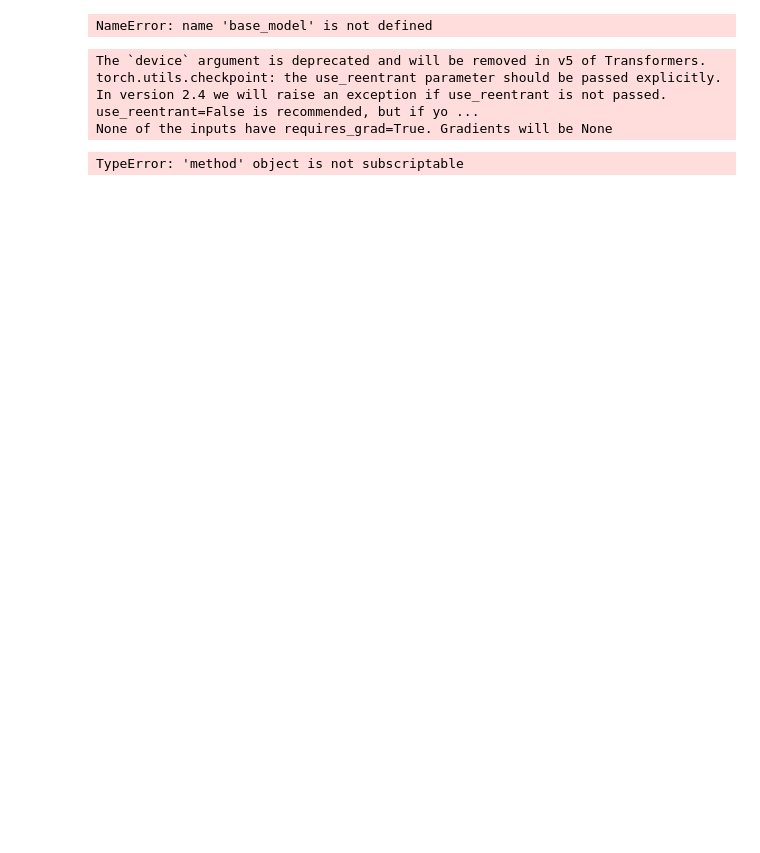
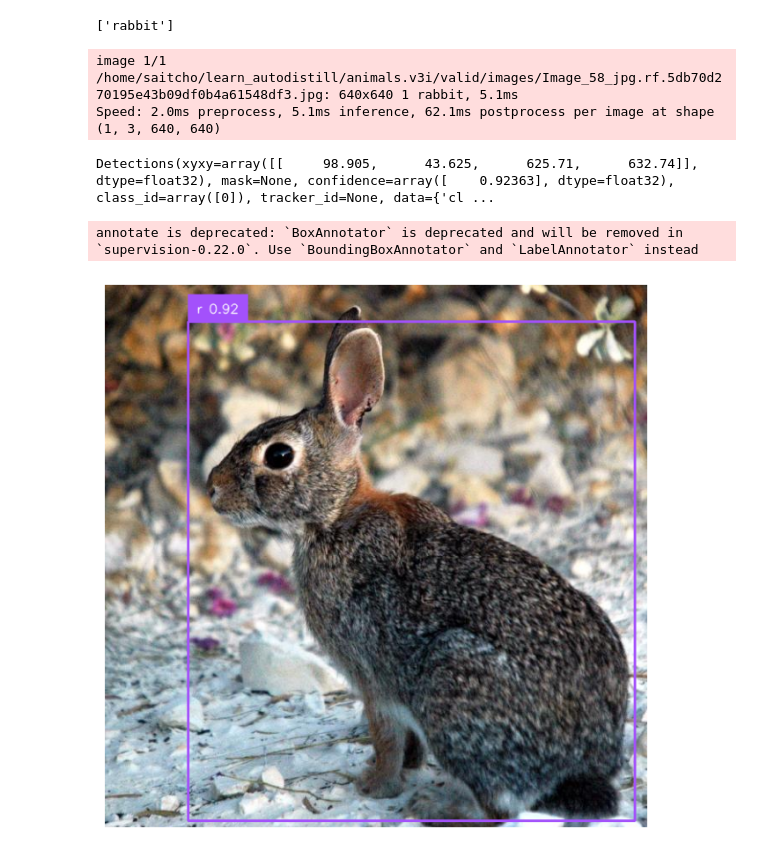
Before and after one commit to dkirby-ms/learn_autodistill, a Jupyter notebook: learn.ipynb, the cells around one changed output. Cells and saved outputs as stored; diff of their text form; code cells hidden in the pictures; blank space fills up the shorter version.

```diff
--- a/learn.ipynb
+++ b/learn.ipynb
@@ -17,9 +37,7 @@ final text_encoder_type: bert-base-uncased
 # %%
 
-# label all images in a folder called `context_images`
+# label all images in a folder called `context_images` using GroundingSAM
 base_model.label(
   input_folder="./images",
-  output_folder="./trained_dataset"
+  output_folder="./labeled_data"
 )
-# %% [output]
-NameError: name 'base_model' is not defined
@@ -26,17 +48,30 @@ NameError: name 'base_model' is not defined
+# %%
+# (optional) Load pre-trained model with autolabeled data
+from autodistill_yolov8 import YOLOv8Base
+from autodistill.detection import CaptionOntology
+
+target_model = YOLOv8Base(ontology=CaptionOntology({"rabbit": "rabbit"}), weights_path="./runs/detect/train/weights/best.pt")
+print(target_model.ontology.classes())
+# %% [output]
+['rabbit']
 # %%
+# Test trained model against an image
+
 from autodistill.utils import plot
 import cv2
 image_path = "./animals.v3i/valid/images/Image_58_jpg.rf.5db70d270195e43b09df0b4a61548df3.jpg"
-pred = base_model.predict(image_path)
+pred = target_model.predict(image_path)
 
+print(pred)
 plot(
     image=cv2.imread(image_path),
     detections=pred,
-    classes=base_model.ontology.classes
+    classes="rabbit"
 )
 # %% [output]
-The `device` argument is deprecated and will be removed in v5 of Transformers.
-torch.utils.checkpoint: the use_reentrant parameter should be passed explicitly. In version 2.4 we will raise an exception if use_reentrant is not passed. use_reentrant=False is recommended, but if yo ...
-None of the inputs have requires_grad=True. Gradients will be None
+image 1/1 /home/saitcho/learn_autodistill/animals.v3i/valid/images/Image_58_jpg.rf.5db70d270195e43b09df0b4a61548df3.jpg: 640x640 1 rabbit, 5.1ms
+Speed: 2.0ms preprocess, 5.1ms inference, 62.1ms postprocess per image at shape (1, 3, 640, 640)
-TypeError: 'method' object is not subscriptable
+Detections(xyxy=array([[     98.905,      43.625,      625.71,      632.74]], dtype=float32), mask=None, confidence=array([    0.92363], dtype=float32), class_id=array([0]), tracker_id=None, data={'cl ...
+annotate is deprecated: `BoxAnnotator` is deprecated and will be removed in `supervision-0.22.0`. Use `BoundingBoxAnnotator` and `LabelAnnotator` instead
+[figure, added]
 # %%
```
Also changed, not shown: parts of 4 cells of this notebook, 4 other files.
